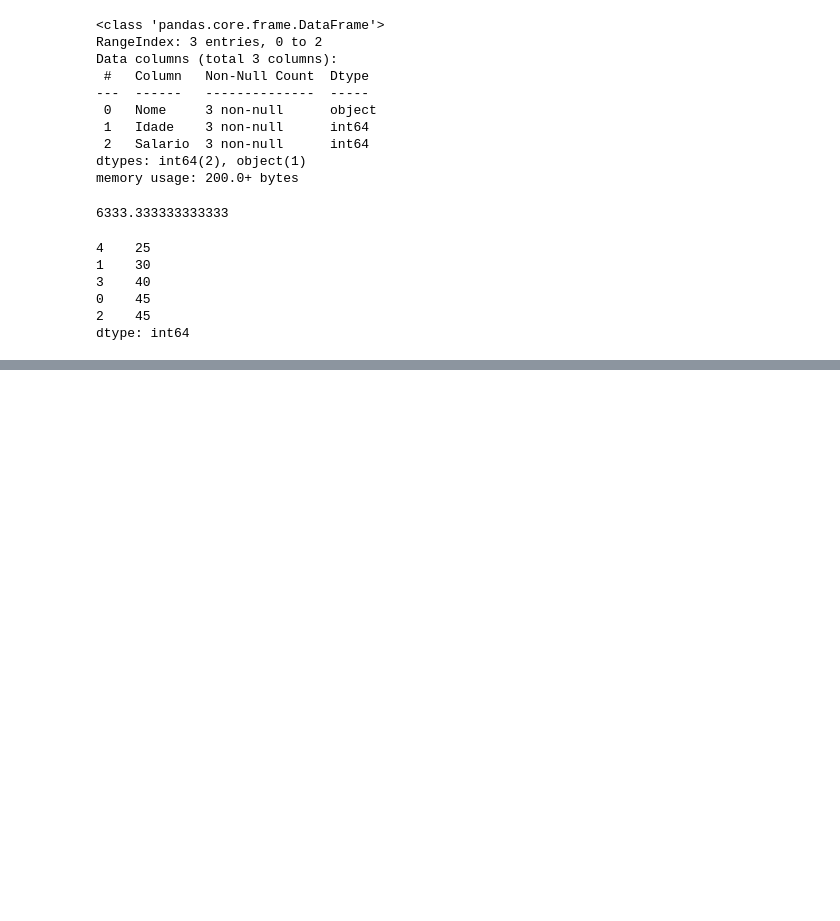
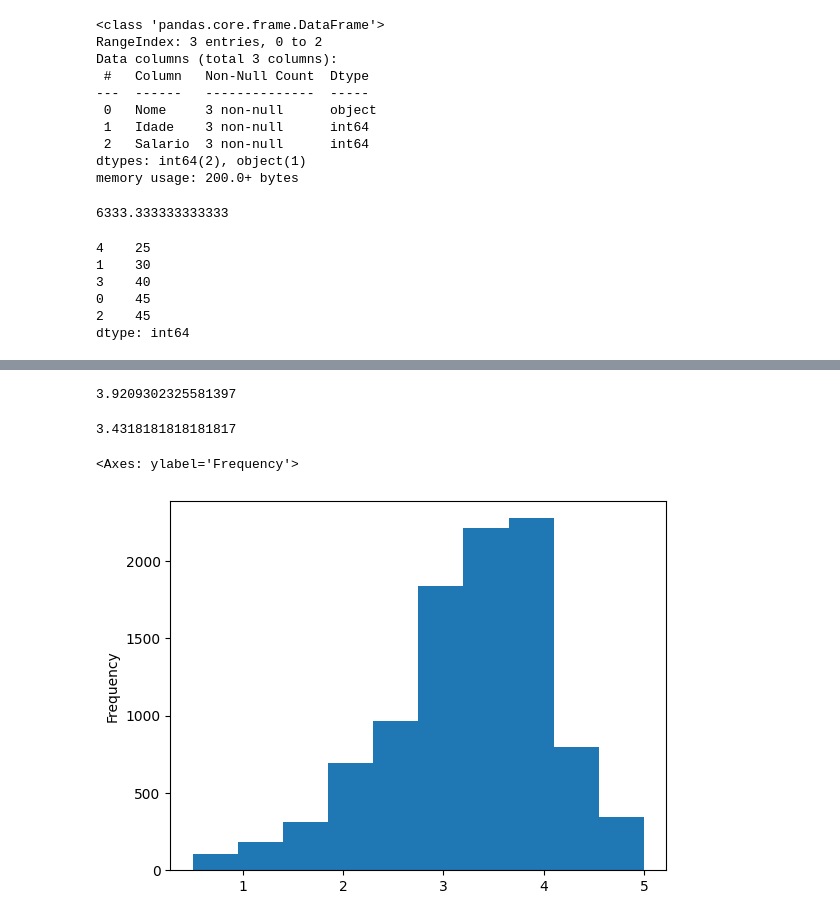
Before and after one commit to LucasGarkDev/guarda-Codigo-II, a Jupyter notebook: AprendendoDS.ipynb, the cells around one changed output, grey strips where cells are left out. Saved outputs shown, nothing was run; the diff lists cells and outputs as text; code cells hidden in the pictures; blank space fills up the shorter version.

```diff
--- a/AprendendoDS.ipynb
+++ b/AprendendoDS.ipynb
@@ -76,0 +97,15 @@ dtype: int64
+# %%
+notas.query("filmeId == 1")["nota"].mean()
+# %% [output]
+3.9209302325581397
+# %%
+notas.query("filmeId == 2")["nota"].mean()
+# %% [output]
+3.4318181818181817
+# %%
+notasPorFilme = notas.groupby("filmeId")["nota"].mean()
+# %%
+notasPorFilme.plot(kind="hist")
+# %% [output]
+<Axes: ylabel='Frequency'>
+[figure, added]
```
Also changed, not shown: parts of 2 cells of this notebook.
